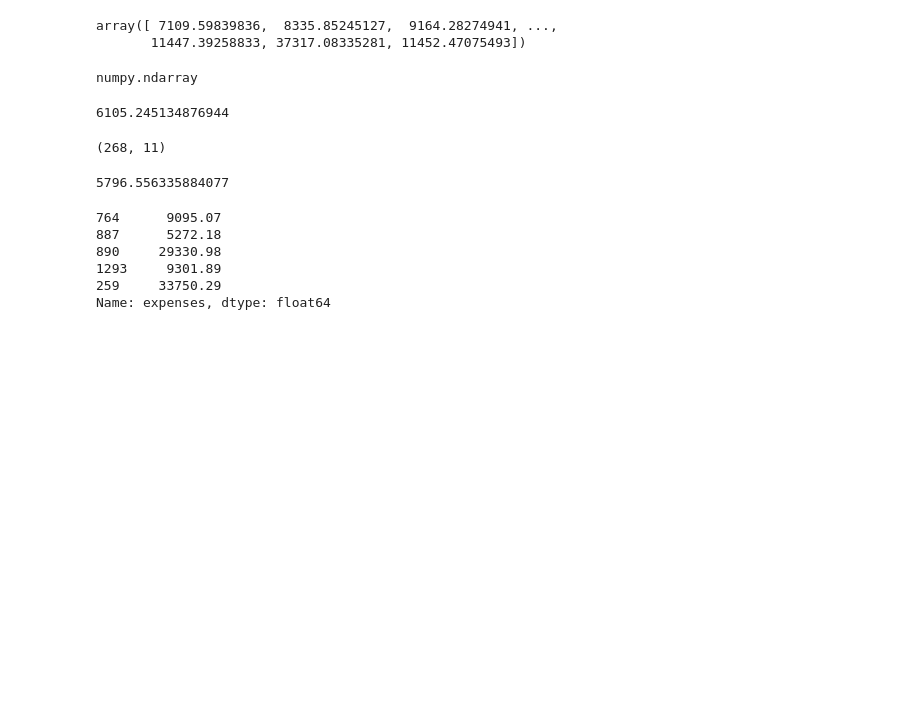
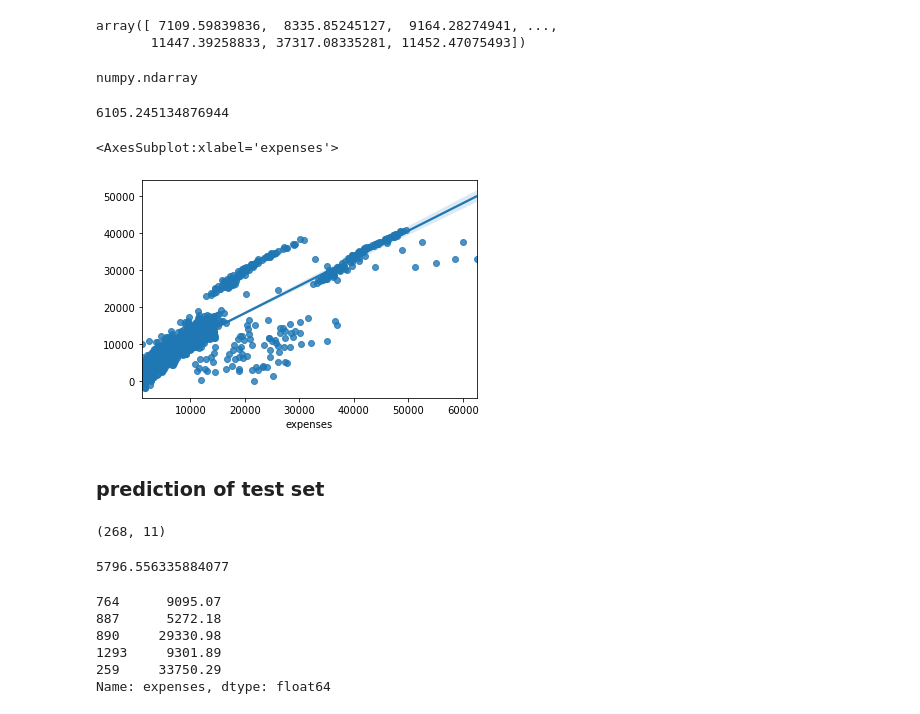
Before and after one commit to Rajdeep-personal/My-Projects-on-Machine-Learning, a Jupyter notebook: Medical Expense Prediction.ipynb, the cells around one changed output. Saved outputs shown, nothing was run; the diff lists cells and outputs as text; code cells hidden in the pictures; blank space fills up the shorter version.

```diff
--- a/Medical Expense Prediction.ipynb
+++ b/Medical Expense Prediction.ipynb
@@ -726,6 +1003,13 @@ rmse_reg_train = np.sqrt(mse_reg_train)
 rmse_reg_train
 # %% [output]
 6105.245134876944
+# %%
+sns.regplot(y_train, y_pred_train_regression)
+# %% [output]
+<AxesSubplot:xlabel='expenses'>
+[figure, added]
+# %% [markdown]
+### prediction of test set
 # %%
 X_test_final.shape
 # %% [output]
```
Also changed, not shown: parts of 117 cells of this notebook.
